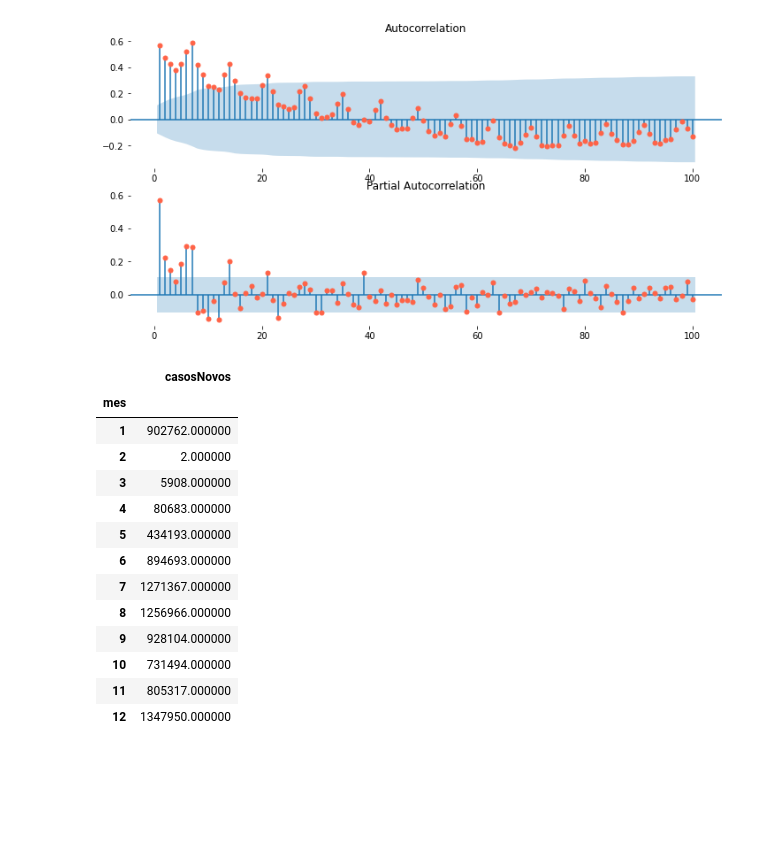
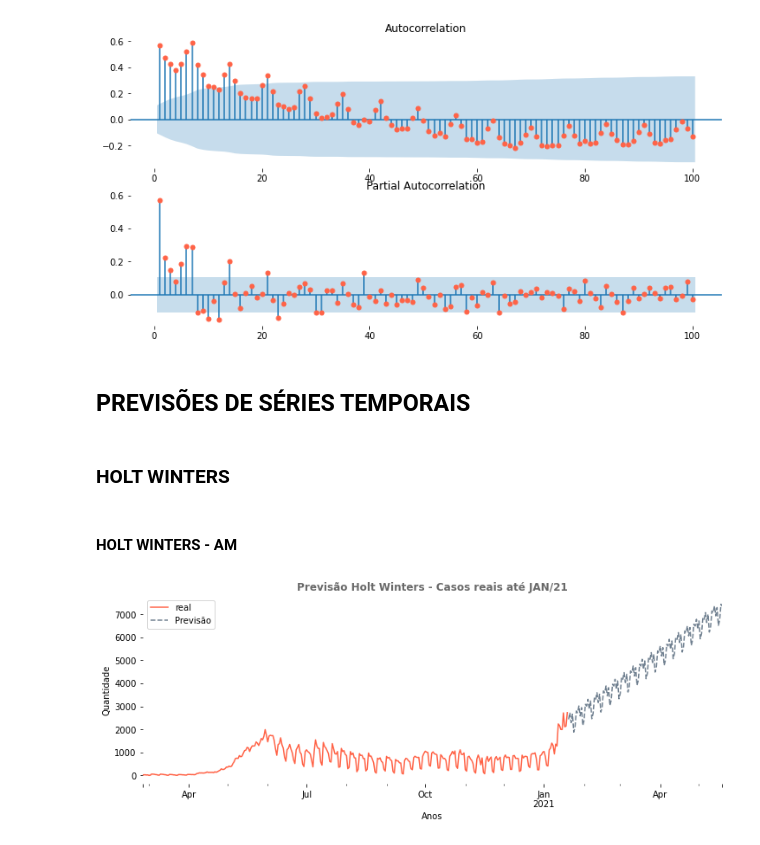
Before and after one commit to daianeklein/bootcamp-Alura, a Jupyter notebook: Desafio-Modulo4.ipynb, the cells around one changed output. Cells and saved outputs as stored; diff of their text form; code cells hidden in the pictures; blank space fills up the shorter version.

```diff
--- a/Desafio-Modulo4.ipynb
+++ b/Desafio-Modulo4.ipynb
@@ -1153,21 +1159,26 @@ plt.show()
 # %% [output]
 Autocorrelação e Autocorrelação Parcial dos casos de COVID no Amazonas
 [figure]
-# %%
-table_mes = pd.DataFrame(covid[['mes', 'casosNovos']].groupby('mes').sum())
-table_mes.style.apply(highlight_max)
-# %% [output]
-|  | casosNovos |
-| mes |  |
-| 1 | 902762.000000 |
-| 2 | 2.000000 |
-| 3 | 5908.000000 |
-| 4 | 80683.000000 |
-| 5 | 434193.000000 |
-| 6 | 894693.000000 |
-| 7 | 1271367.000000 |
-| 8 | 1256966.000000 |
-| 9 | 928104.000000 |
-| 10 | 731494.000000 |
-| 11 | 805317.000000 |
-| 12 | 1347950.000000 |
+# %% [markdown]
+## PREVISÕES DE SÉRIES TEMPORAIS
+# %% [markdown]
+### HOLT WINTERS
+# %% [markdown]
+#### HOLT WINTERS - AM
+# %%
+fit1 = ExponentialSmoothing(covid_am[['data', 'casosNovos']].set_index('data').sort_values(by='data'),
+                            seasonal_periods=7,
+                            trend='additive',
+                            seasonal='additive').fit()
+
+fit1.fittedvalues.plot(color='tomato', label = 'real', figsize=(12,4))
+fit1.forecast(120).plot(color='slategrey', style ='--', label='Previsão')
+plt.title('Previsão Holt Winters - Casos reais até JAN/21', color='dimgrey', fontweight='bold')
+plt.legend()
+sns.despine(bottom=True, left=True)
+plt.ylabel('Quantidade', fontsize=10)
+plt.xlabel('Anos', fontsize=10)
+
+plt.show()
+# %% [output]
+[figure, added]
```
Also changed, not shown: parts of 11 cells of this notebook.
